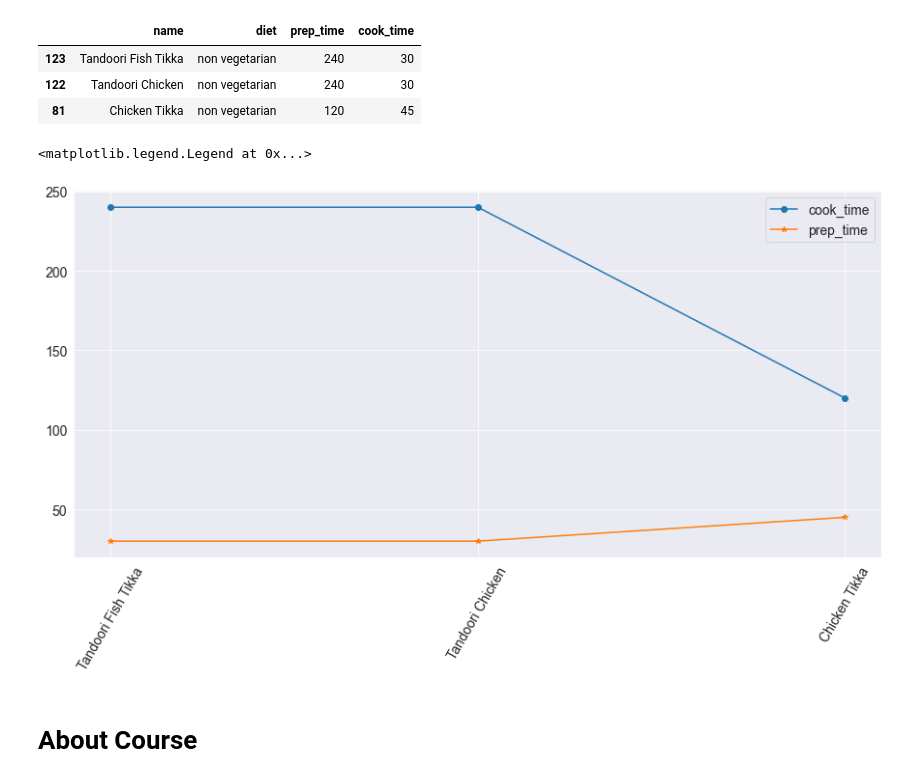
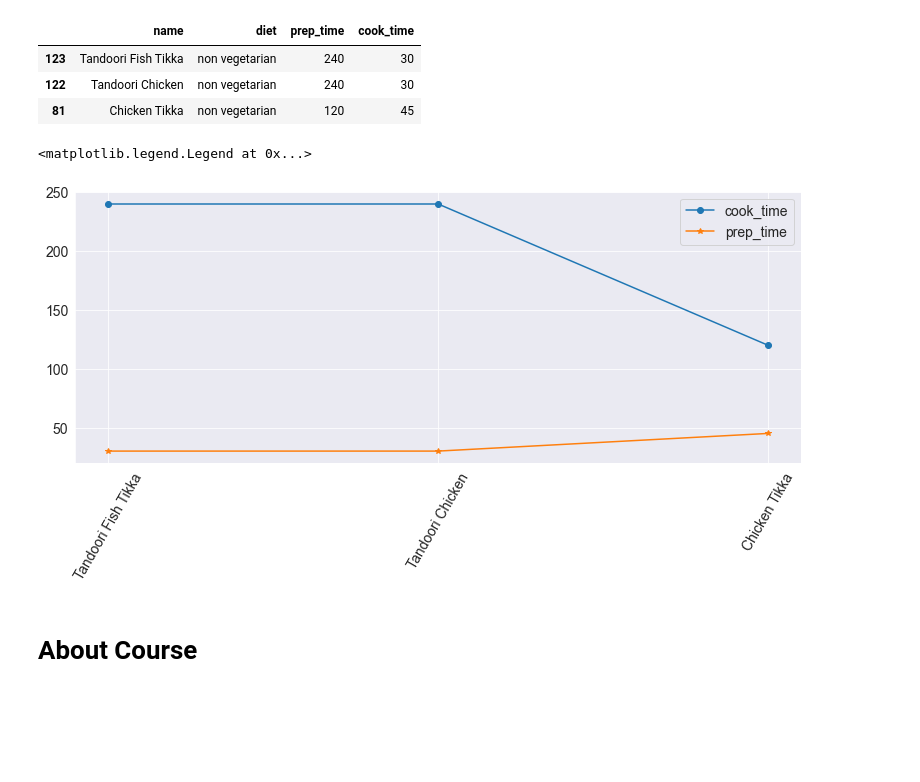
Before and after one commit to Arpan-tech-create/Exploratory_Data_Analysis, a Jupyter notebook: FOOD.ipynb, the cells around one changed output. Cells and saved outputs as stored; diff of their text form; code cells hidden in the pictures; blank space fills up the shorter version.

```diff
--- a/FOOD.ipynb
+++ b/FOOD.ipynb
@@ -141,14 +141,14 @@ Name=nonveg_df.name
 time1=nonveg_df.prep_time
 time2=nonveg_df.cook_time
 # %%
-plt.figure(figsize=(15,7))
+plt.figure(figsize=(13,5))
 plt.xticks(rotation=60)
 plt.plot(Name,time1,marker='o')
 plt.plot(Name,time2,marker='*')
 plt.legend(['cook_time','prep_time'])
 # %% [output]
 <matplotlib.legend.Legend at 0x...>
-[figure, old version]
+[figure, new version]
 # %% [markdown]
 # About Course
 # %%
```
Also changed, not shown: parts of 1 cell of this notebook.
